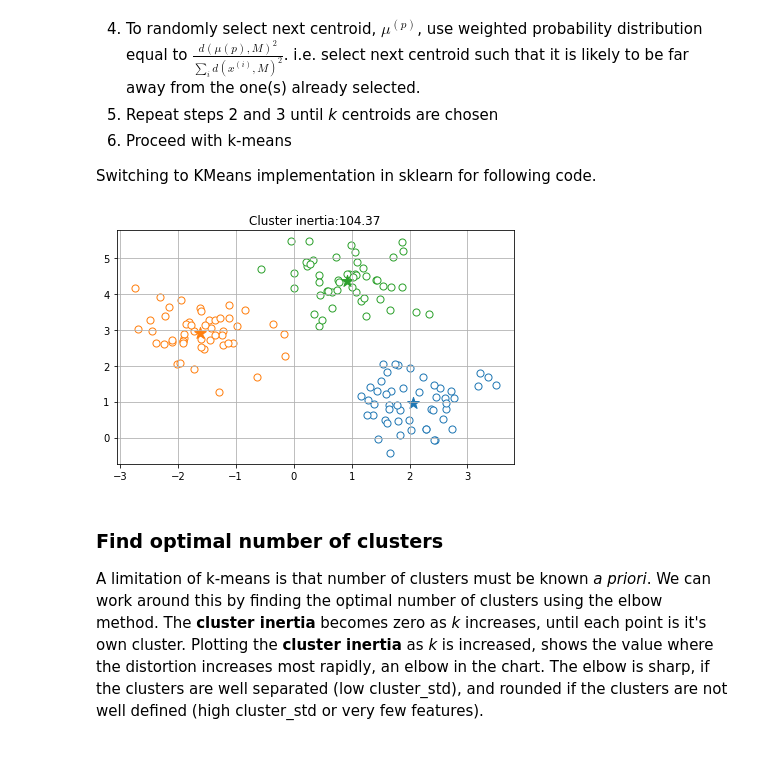
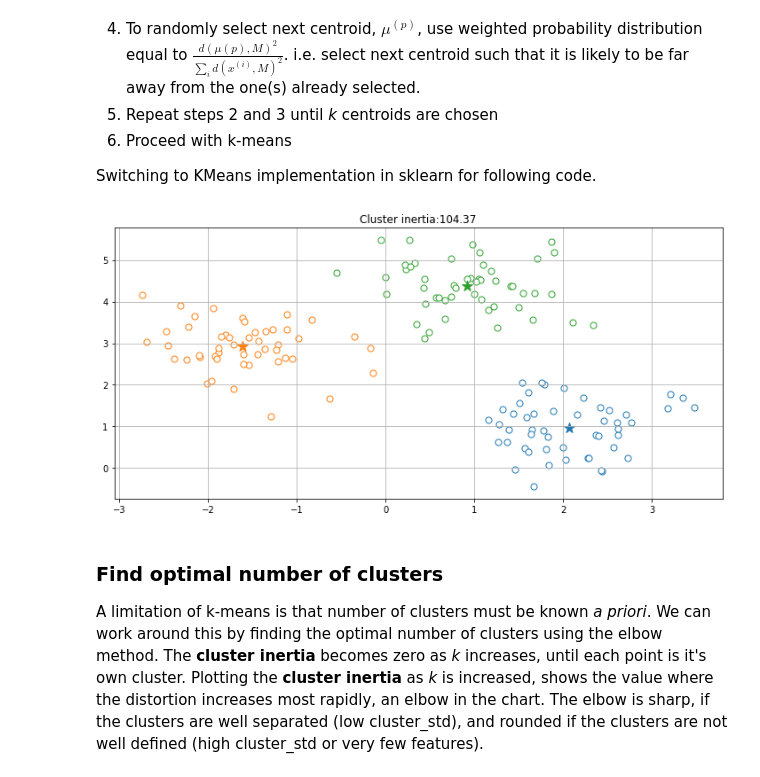
Before and after one commit to vinayshanbhag/math, a Jupyter notebook: K_means.ipynb, the cells around one changed output. Saved outputs shown, nothing was run; the diff lists cells and outputs as text; code cells hidden in the pictures.

````diff
--- a/K_means.ipynb
+++ b/K_means.ipynb
@@ -19,6 +19,7 @@ import numpy as np
 from sklearn.datasets import make_blobs
 import matplotlib.pyplot as plt
 import seaborn as sns
+colors = plt.rcParams['axes.prop_cycle'].by_key()['color']
 %matplotlib inline
 # %% [markdown]
 Create example dataset with 150 randomly generated points, roughly grouped into 3 regions
@@ -39,9 +41,9 @@ plt.grid();
 The target class *y* is provided by the ```make_blobs``` function. This is not required for k-means, and is usually not available in real-world applications.
 # %%
 plt.figure(figsize=(10,5));
-plt.scatter(X[y==0][:,0],X[y==0][:,1],color='white',marker='o',edgecolor='tab:blue',label='0');
-plt.scatter(X[y==1][:,0],X[y==1][:,1],color='white',marker='o',edgecolor='tab:orange',label='1');
-plt.scatter(X[y==2][:,0],X[y==2][:,1],color='white',marker='o',edgecolor='tab:green',label='2');
+for i in range(3):
+  plt.scatter(X[y==i][:,0],X[y==i][:,1],color='white',marker='o',edgecolor=colors[i],label=f'{i}');
 plt.legend();
 plt.grid();
+plt.tight_layout();
 # %% [output]
@@ -90,7 +93,7 @@ $w^{(i,j)} = \begin{cases}
     0, & \quad \text{otherwise}
   \end{cases}$
 # %%
-colors = ["tab:blue","tab:orange","tab:green","tab:red","tab:purple","tab:brown","tab:pink","tab:olive","tab:cyan"]
+
 def plot(X,centroids, targets, title="", colors=colors):
   offset = (X.max()-X.min())/100
   plt.figure(figsize=(10,5));
@@ -101,6 +104,7 @@ def plot(X,centroids, targets, title="", colors=colors):
       plt.scatter(X[targets==i][:,0],X[targets==i][:,1],color='white',marker='o',edgecolor=colors[i]);
     plt.title(title);
     plt.grid();
+    plt.tight_layout();
     plt.show();
 
 def inertia(X, targets):
@@ -172,26 +178,28 @@ from sklearn.cluster import KMeans
 # %%
 k = 3
 km = KMeans(n_clusters=k,
             init='k-means++',
             n_init=1,
             max_iter=300,
             tol=1e-4,
             random_state=1
            )
 y_km = km.fit_predict(X)
+
+plt.figure(figsize=(10,5));
 for i in range(k):
   plt.scatter(X[y_km==i,0],X[y_km==i,1],
             s=50,c='white',marker='o',edgecolor=colors[i],label=f'cluster {i}'
            )
   plt.scatter(km.cluster_centers_[i][0],km.cluster_centers_[i][1],
               s=150,c=colors[i],marker='*',edgecolor=colors[i],label=f'cluster centroid {i}'
              )
 #plt.legend(loc='best')
 plt.title(f"Cluster inertia:{km.inertia_:0.2f}")
 plt.grid();
 plt.tight_layout();
 # %% [output]
-[figure, old version]
+[figure, new version]
 # %% [markdown]
 ### Find optimal number of clusters
 
````
Also changed, not shown: parts of 7 cells of this notebook.
